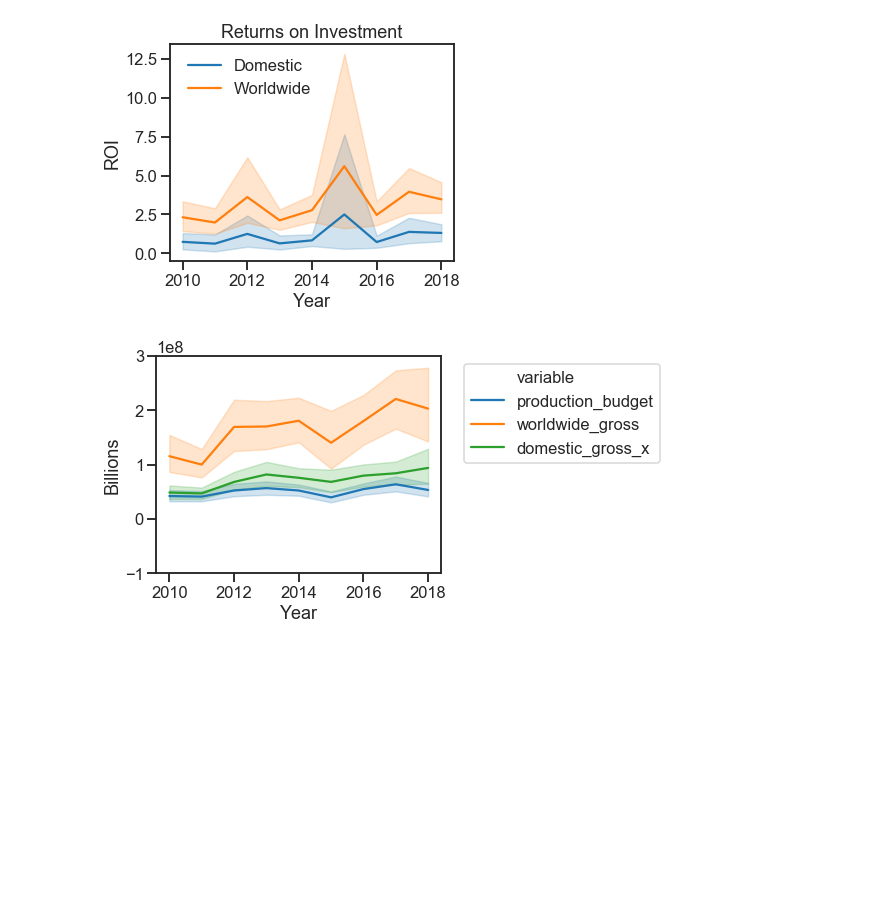
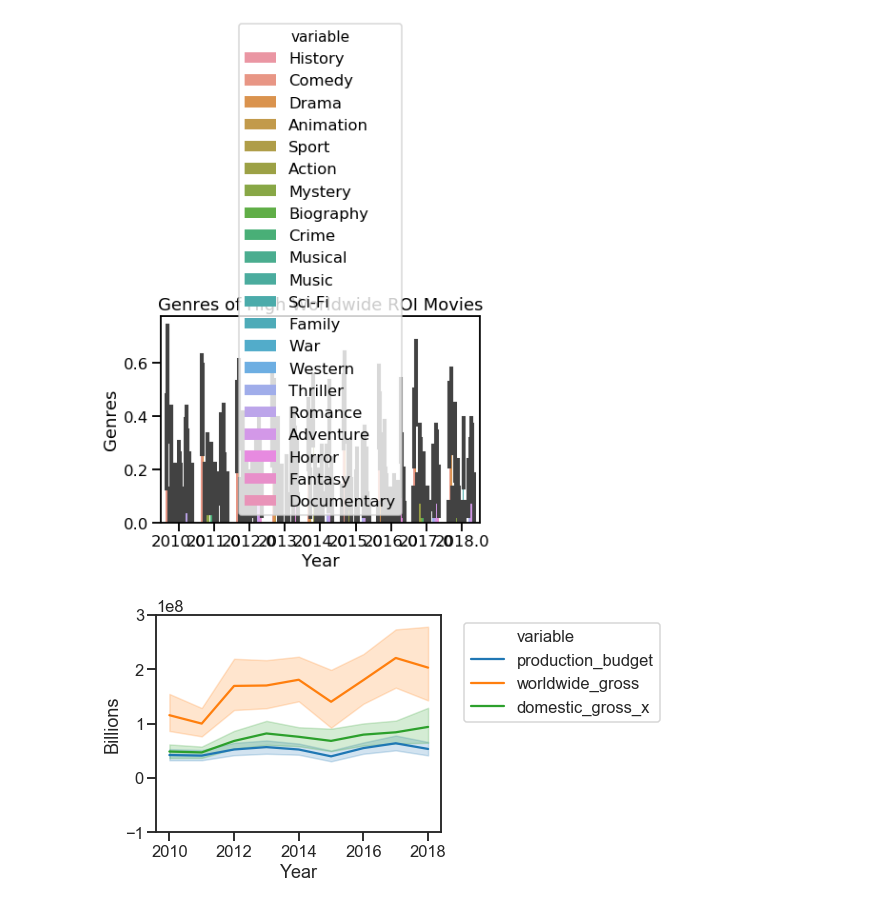
Before and after one commit to gksidhu/Correlates-to-ROI-in-Film, a Jupyter notebook: Analysis.ipynb, the cells around one changed output. Saved outputs shown, nothing was run; the diff lists cells and outputs as text; code cells hidden in the pictures; blank space fills up the shorter version.

```diff
--- a/Analysis.ipynb
+++ b/Analysis.ipynb
@@ -72,0 +206,10 @@ def lineplot_melt(df, columns):
+# %%
+genres = set(films.genres.apply(lambda x: str(x).split(',')).sum())
+for genre in genres:
+    films[genre] = films.genres.str.contains(genre)*1
+    films[genre] = films[genre].fillna(0)
+films['rgenre'] = films['genres'].apply(lambda x: random.choice(str(x).split(",")))
+
+#create data subsets
+films_wr = films.loc[films['worldwide_roi']>=2.5]
+films_wr.head()
@@ -73,22 +223,22 @@ def lineplot_melt(df, columns):
 # %%
-# Test function with multiple arguments
-# lineplot_melt(films, ['domestic_roi', 'worldwide_roi'])
-# works, but does not allow for graph customization
+films_wr=films_wr.filter(items=['year', 'History', 'Comedy', 'Drama', 'Animation', 'Sport', 'Action', 'Mystery',
+                                 'Biography', 'Crime', 'Musical', 'Music', 'Sci-Fi', 'Family', 'War', 'Western',
+                                 'Thriller', 'Romance', 'Adventure', 'Horror', 'Fantasy', 'Documentary'])
 
-films_roi=films.filter(items=['year', 'domestic_roi', 'worldwide_roi'])
-ax1 = sns.lineplot(data=pd.melt(films_roi, ['year']), x='year',y='value', hue='variable', legend='full')
+ax3 = sns.barplot(data=pd.melt(films_wr, ['year']), x='year',y='value', hue='variable')
 
-box = ax1.get_position()
-ax1.set_position([box.x0, box.y0, box.width * 0.85, box.height]) # resize position
+# box = ax3.get_position()
+# ax1.set_position([box.x0, box.y0, box.width * 0.85, box.height])
 
-# Put a legend to the right side
-mylabels = ['Domestic','Worldwide']
-ax1.legend(loc=0, bbox_to_anchor=(0.55, 1), labels = mylabels, frameon=False)
-ax1.set(xlabel='Year', ylabel='ROI', title="Returns on Investment")
-
+# mylabels = ['Domestic','Worldwide']
+# ax3.legend(loc=0, bbox_to_anchor=(0.55, 1), labels = mylabels, frameon=False)
+ax3.set(xlabel='Year', ylabel='Genres', title="Genres of High Worldwide ROI Movies")
+# Get current figure to save after showing
+ax3 = plt.gcf()
 plt.show()
+ax3.savefig('wr_genre.png', bbox_inches = "tight")
 # %% [output]
-[figure, old version]
+[figure, new version]
 # %%
 # lineplot_melt(films, ['production_budget','worldwide_gross', 'domestic_gross_x'])
 
```
Also changed, not shown: parts of 31 cells of this notebook.
